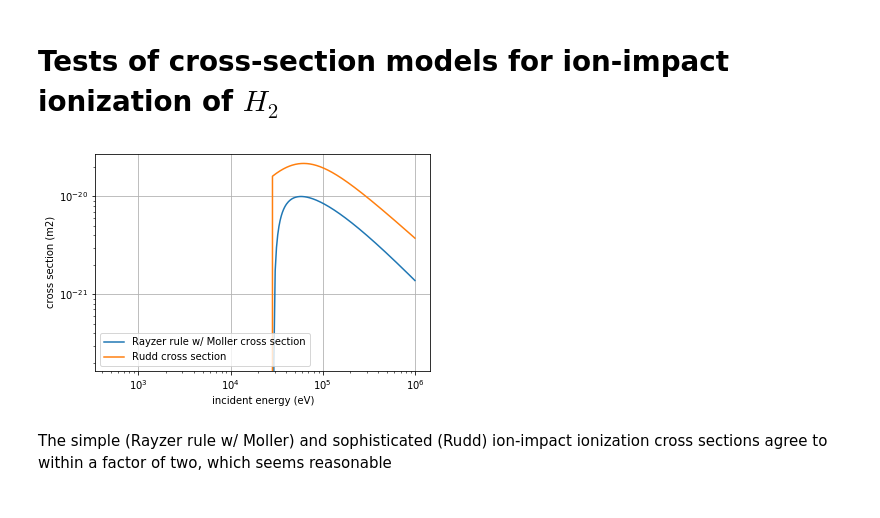
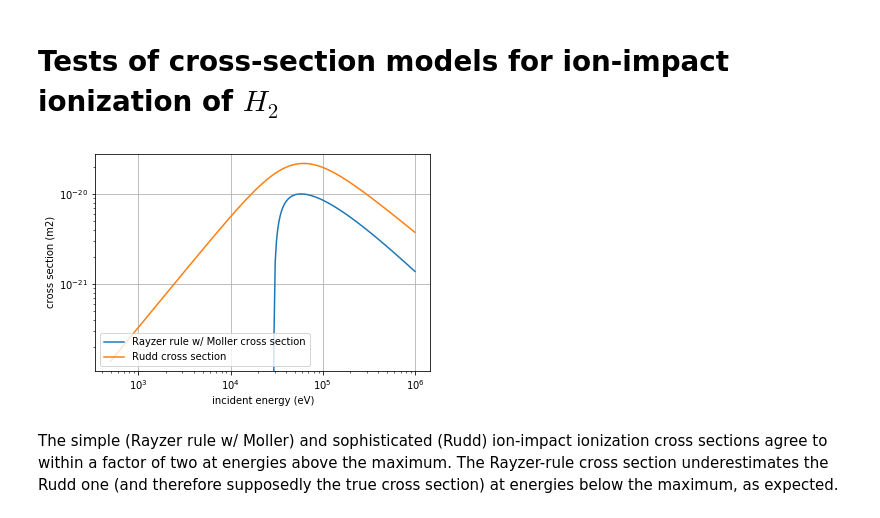
Before and after one commit to radiasoft/rswarp, a Jupyter notebook: examples/ionization/cross_section_testing.ipynb, the cells around one changed output. Cells and saved outputs as stored; diff of their text form; code cells hidden in the pictures.

```diff
--- a/examples/ionization/cross_section_testing.ipynb
+++ b/examples/ionization/cross_section_testing.ipynb
@@ -222,25 +218,23 @@ Comments: The broad angular distribution for the full energy spectrum is caused
 # %%
 gamma = e * T / (m_p * c**2) + 1. # gamma values for incident protons
 v_T = c * np.sqrt(1. - np.divide(1., gamma**2))
 
 # Calculate cross section using Rayzer rule
 p_on_h2 = Xsect.IonIonizationEvent()
-for i in range(n):
-    sigma[i] = p_on_h2.getCrossSection(v_T[i])
+sigma = p_on_h2.getCrossSection(v_T)
 plt.loglog(T, sigma, label='Rayzer rule w/ Moller cross section')
 
 # Calculate cross section using Rudd model
 p_on_h2 = Xsect.RuddIonIonizationEvent()
-for i in range(n):
-    sigma[i] = p_on_h2.getCrossSection(v_T[i])
+sigma = p_on_h2.getCrossSection(v_T)
 plt.loglog(T, sigma, label='Rudd cross section')
 
 plt.xlabel('incident energy (eV)')
 plt.ylabel('cross section (m2)')
 plt.legend(loc = 'lower left')
 plt.grid(True)
 plt.show()
 # %% [output]
-[figure, old version]
+[figure, new version]
 # %% [markdown]
-The simple (Rayzer rule w/ Moller) and sophisticated (Rudd) ion-impact ionization cross sections agree to within a factor of two, which seems reasonable
+The simple (Rayzer rule w/ Moller) and sophisticated (Rudd) ion-impact ionization cross sections agree to within a factor of two at energies above the maximum. The Rayzer-rule cross section underestimates the Rudd one (and therefore supposedly the true cross section) at energies below the maximum, as expected.
```
Also changed, not shown: parts of 5 cells of this notebook.
